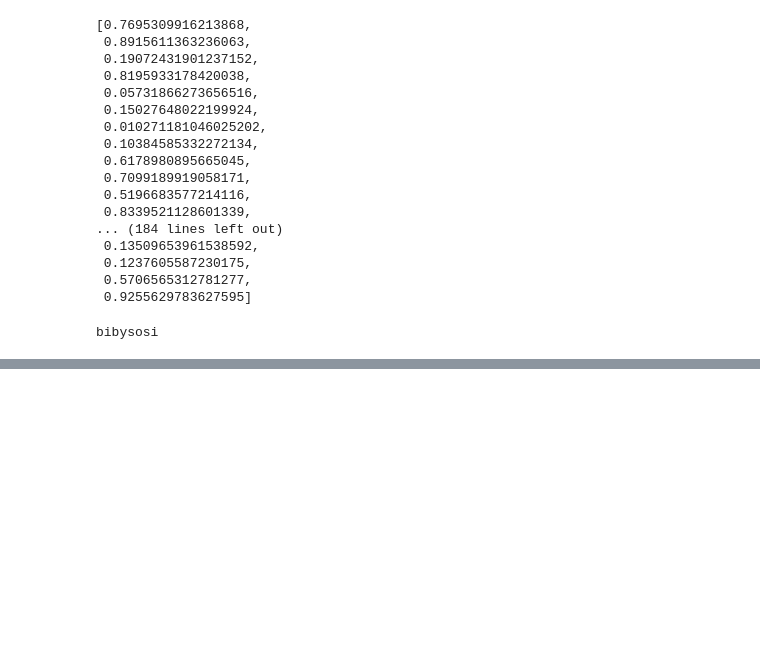
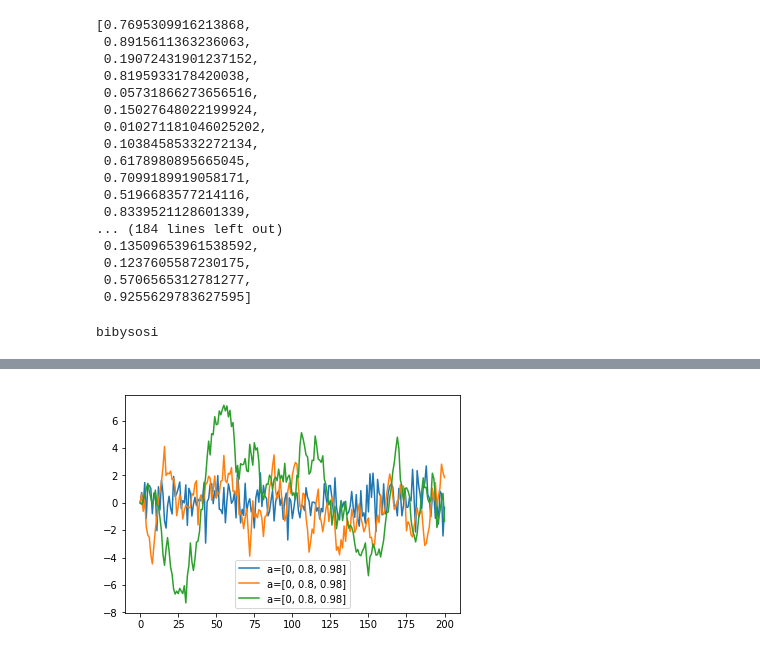
Before and after one commit to sundoz/Norm-, a Jupyter notebook: anintroductoryexample.ipynb, the cells around one changed output, grey strips where cells are left out. Drawn from its saved outputs; the diff is of its cells as text; code cells hidden in the pictures; blank space fills up the shorter version.

```diff
--- a/anintroductoryexample.ipynb
+++ b/anintroductoryexample.ipynb
@@ -52,0 +83,16 @@ bibysosi
+# %%
+#ex6
+n=200
+a=[0,0.8,0.98]
+for i in a:
+    x=0
+
+    x1=[]
+    for j in range(n+1):
+        x1.append(x)
+        x=x*i+np.random.randn()
+    plt.plot(x1,label='a='+str(a))
+    plt.legend()
+plt.show()
+# %% [output]
+[figure, added]
```
Also changed, not shown: parts of 4 cells of this notebook.
